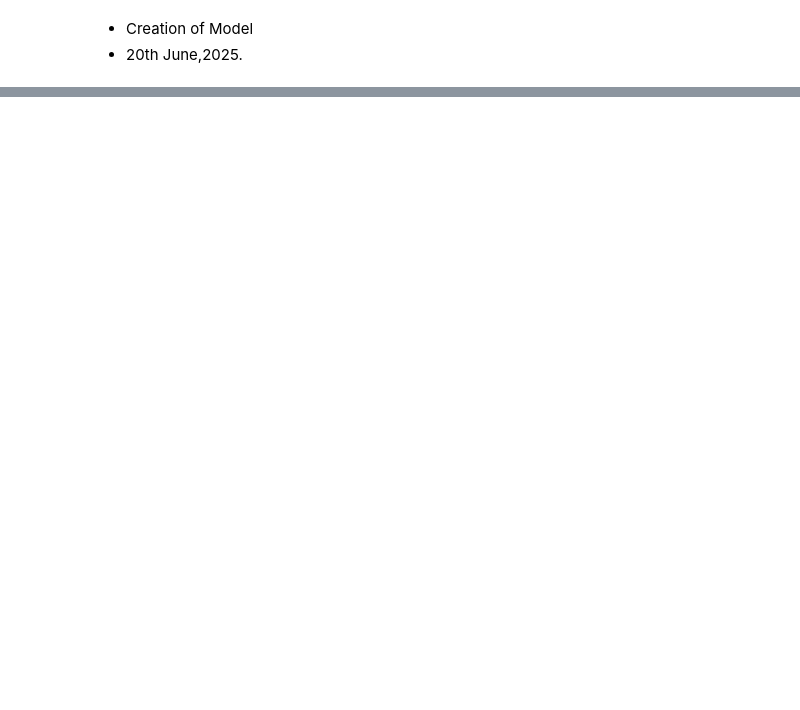
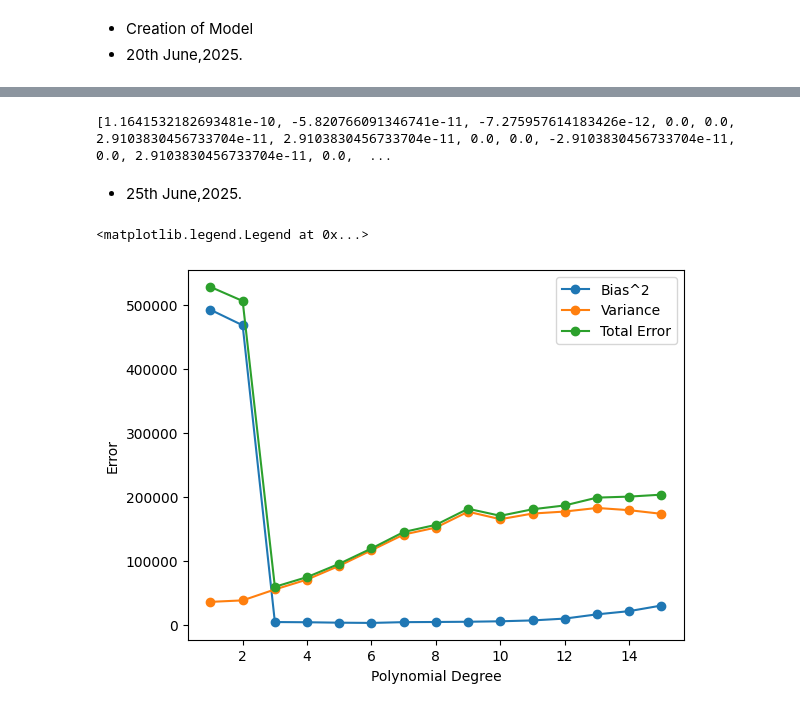
Before and after one commit to Harshul7/Priyanka-Madam-Python, a Jupyter notebook: MDL_Assignment_1/1/code.ipynb, the cells around one changed output, grey strips where cells are left out. Drawn from its saved outputs; the diff is of its cells as text; code cells hidden in the pictures; blank space fills up the shorter version.

```diff
--- a/MDL_Assignment_1/1/code.ipynb
+++ b/MDL_Assignment_1/1/code.ipynb
@@ -136,0 +181,42 @@ LinearRegression()
+# %%
+irreducible_error = []
+mean_square_error = []
+# To get an indexed list we use enumerate
+for i,degree in enumerate(degrees):
+    predictions = []
+    for x_sub,y_sub in train_sets:
+        #Creates number of parameters according to number of features
+        poly=PolynomialFeatures(degree)
+        #this adds the polynomial features to the training data
+        x_poly=poly.fit_transform(x_sub)
+        model=LinearRegression().fit(x_poly,y_sub)
+        #transforms the same test data x_test using the same polynomial transformer so that it matches the input shape used to train the model
+        x_test_poly=poly.transform(x_test)
+        #Uses the trained model to predict outputs for the polynomial-transformed test data
+        y_predict=model.predict(x_test_poly)
+        #Stores the model's predictions for later use in bias-variance calculation
+        predictions.append(y_predict)
+    predictions=np.array(predictions)
+    MSE = np.mean((predictions-y_test)**2)
+    mean_square_error.append(MSE)
+    irreducible = MSE - (bias_list[i]+variance_list[i])
+    irreducible_error.append(irreducible)
+
+print(irreducible_error)
+# %% [output]
+[1.1641532182693481e-10, -5.820766091346741e-11, -7.275957614183426e-12, 0.0, 0.0, 2.9103830456733704e-11, 2.9103830456733704e-11, 0.0, 0.0, -2.9103830456733704e-11, 0.0, 2.9103830456733704e-11, 0.0,  ...
+# %% [markdown]
+- 25th June,2025.
+# %%
+import matplotlib.pyplot as plt
+
+plt.plot(degrees,bias_list,label="Bias^2",marker='o')
+plt.plot(degrees,variance_list,label="Variance",marker='o')
+plt.plot(degrees,mean_square_error,label="Total Error",marker='o')
+plt.xlabel("Polynomial Degree")
+plt.ylabel("Error")
+
+plt.legend()
+# %% [output]
+<matplotlib.legend.Legend at 0x...>
+[figure, added]
```
Also changed, not shown: parts of 6 cells of this notebook, 7 other files.
